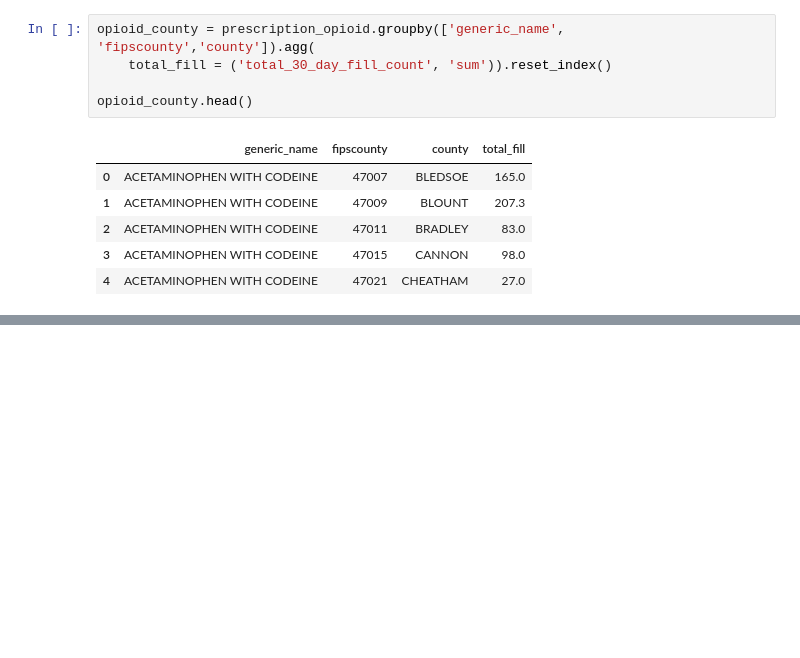
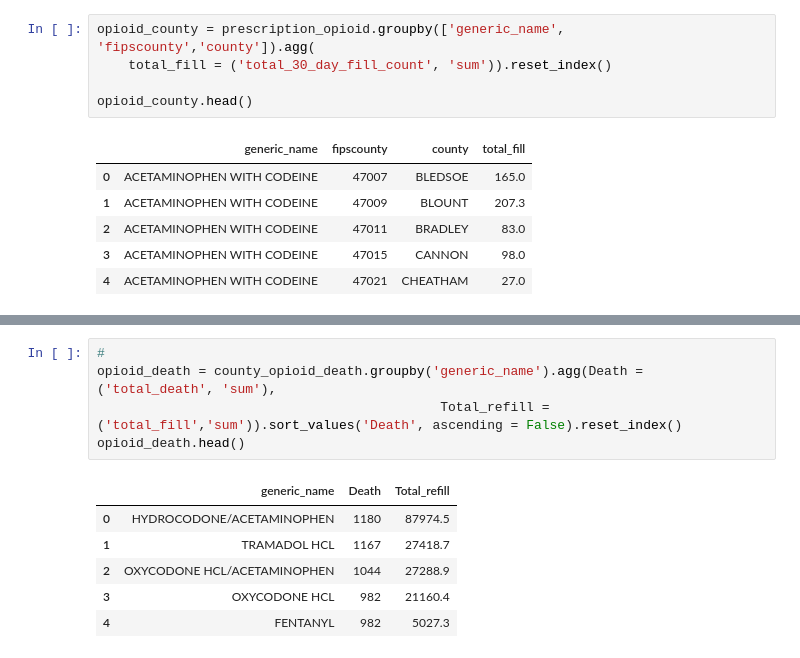
Before and after one commit to NSS-Data-Analytics-Cohort-14/prescribers-python-da14-panda_monium, a Jupyter notebook: notebooks/prescribers.ipynb, the cells around one changed output, grey strips where cells are left out. Cells and saved outputs as stored; diff of their text form; blank space fills up the shorter version.

```diff
--- a/notebooks/prescribers.ipynb
+++ b/notebooks/prescribers.ipynb
@@ -312,0 +311,12 @@ Text(0.5, 1.0, 'Total  death by county and associated opioid drugs')
+# %%
+#
+opioid_death = county_opioid_death.groupby('generic_name').agg(Death = ('total_death', 'sum'),
+                                            Total_refill = ('total_fill','sum')).sort_values('Death', ascending = False).reset_index()
+opioid_death.head()
+# %% [output]
+|  | generic_name | Death | Total_refill |
+| 0 | HYDROCODONE/ACETAMINOPHEN | 1180 | 87974.5 |
+| 1 | TRAMADOL HCL | 1167 | 27418.7 |
+| 2 | OXYCODONE HCL/ACETAMINOPHEN | 1044 | 27288.9 |
+| 3 | OXYCODONE HCL | 982 | 21160.4 |
+| 4 | FENTANYL | 982 | 5027.3 |
```
Also changed, not shown: parts of 12 cells of this notebook.
